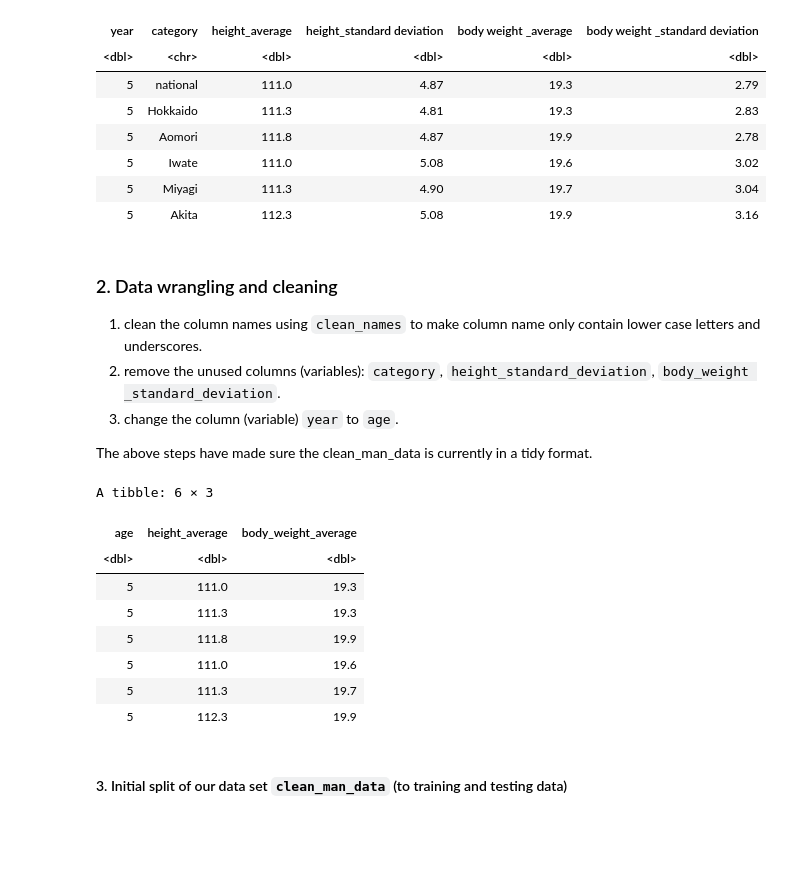
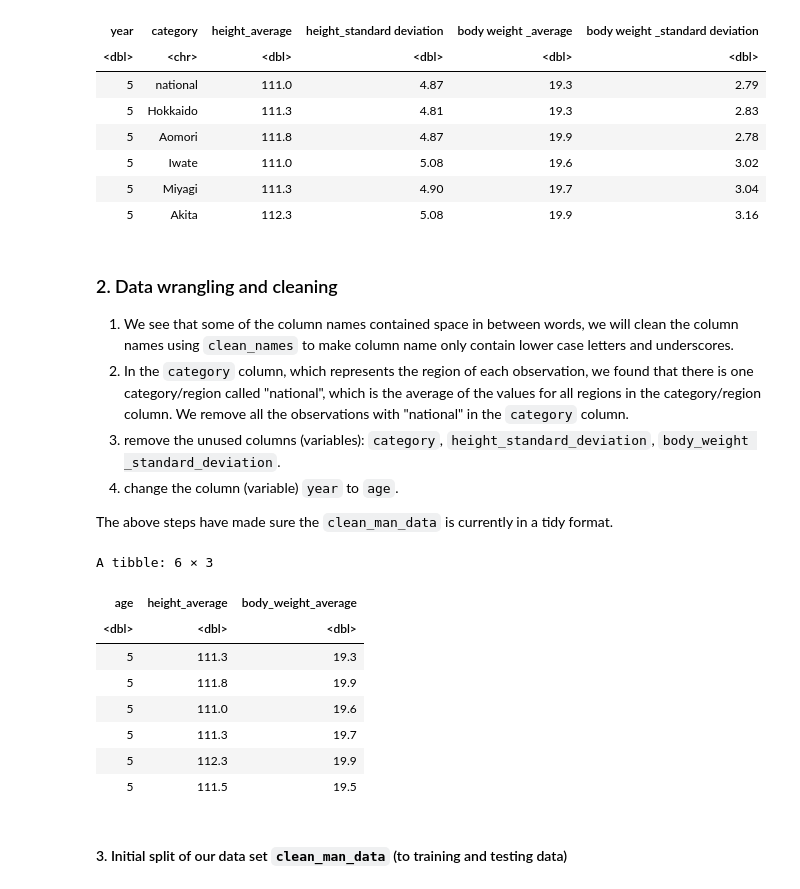
Before and after one commit to Ekenny02/dsci-100-project, a Jupyter notebook: Project.ipynb, the cells around one changed output. Saved outputs shown, nothing was run; the diff lists cells and outputs as text; code cells hidden in the pictures; blank space fills up the shorter version.

Commit message:
tables finalizing

```diff
--- a/Project.ipynb
+++ b/Project.ipynb
@@ -44,27 +58,30 @@ A tibble: 6 × 6
 | 5 | Akita | 112.3 | 5.08 | 19.9 | 3.16 |
 # %% [markdown]
 ### 2. Data wrangling and cleaning
-1. clean the column names using `clean_names` to make column name only contain lower case letters and underscores.
-2. remove the unused columns (variables): `category`, `height_standard_deviation`, `body_weight _standard_deviation`.
-3. change the column (variable) `year` to `age`.
+1. We see that some of the column names contained space in between words, we will clean the column names using `clean_names` to make column name only contain lower case letters and underscores.
+2. In the `category` column, which represents the region of each observation, we found that there is one category/region called "national", which is the average of the values for all regions in the category/region column. We remove all the observations with "national" in the `category` column.
+3. remove the unused columns (variables): `category`, `height_standard_deviation`, `body_weight _standard_deviation`.
+4. change the column (variable) `year` to `age`.
 
-The above steps have made sure the clean_man_data is currently in a tidy format.
+The above steps have made sure the `clean_man_data` is currently in a tidy format.
 # %%
 clean_man_data <- man_data |>
         clean_names() |>
+        filter(category != "national") |>
         select(-category, -height_standard_deviation, -body_weight_standard_deviation) |>
         rename("age" = "year")
+# take a look to make sure it looks good
 head(clean_man_data)
 # %% [output]
 A tibble: 6 × 3
 | age | height_average | body_weight_average |
 | <dbl> | <dbl> | <dbl> |
-| 5 | 111.0 | 19.3 |
 | 5 | 111.3 | 19.3 |
 | 5 | 111.8 | 19.9 |
 | 5 | 111.0 | 19.6 |
 | 5 | 111.3 | 19.7 |
 | 5 | 112.3 | 19.9 |
+| 5 | 111.5 | 19.5 |
 # %% [markdown]
 #### 3. Initial split of our data set `clean_man_data` (to training and testing data)
 # %%
```
Also changed, not shown: parts of 6 cells of this notebook.
